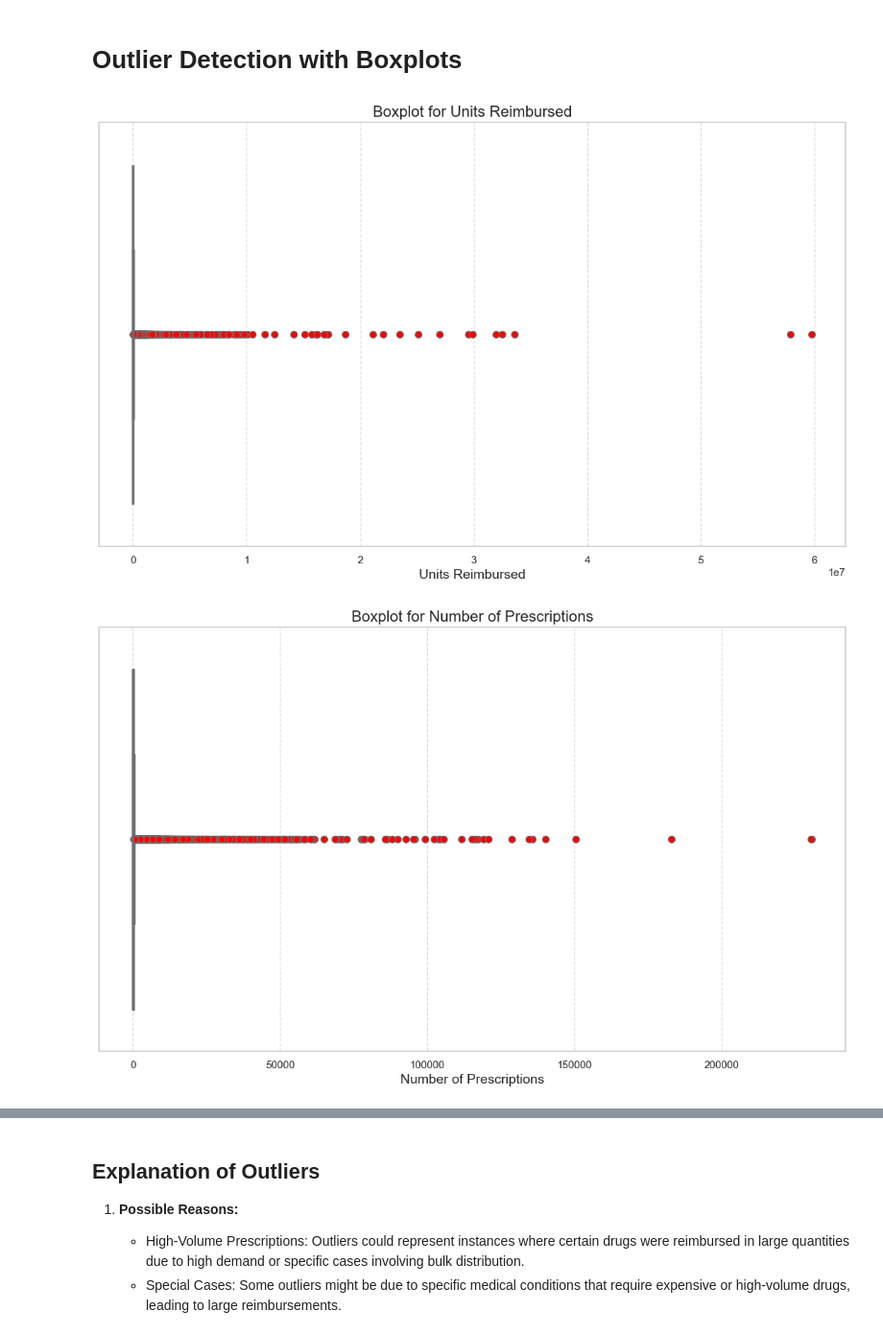
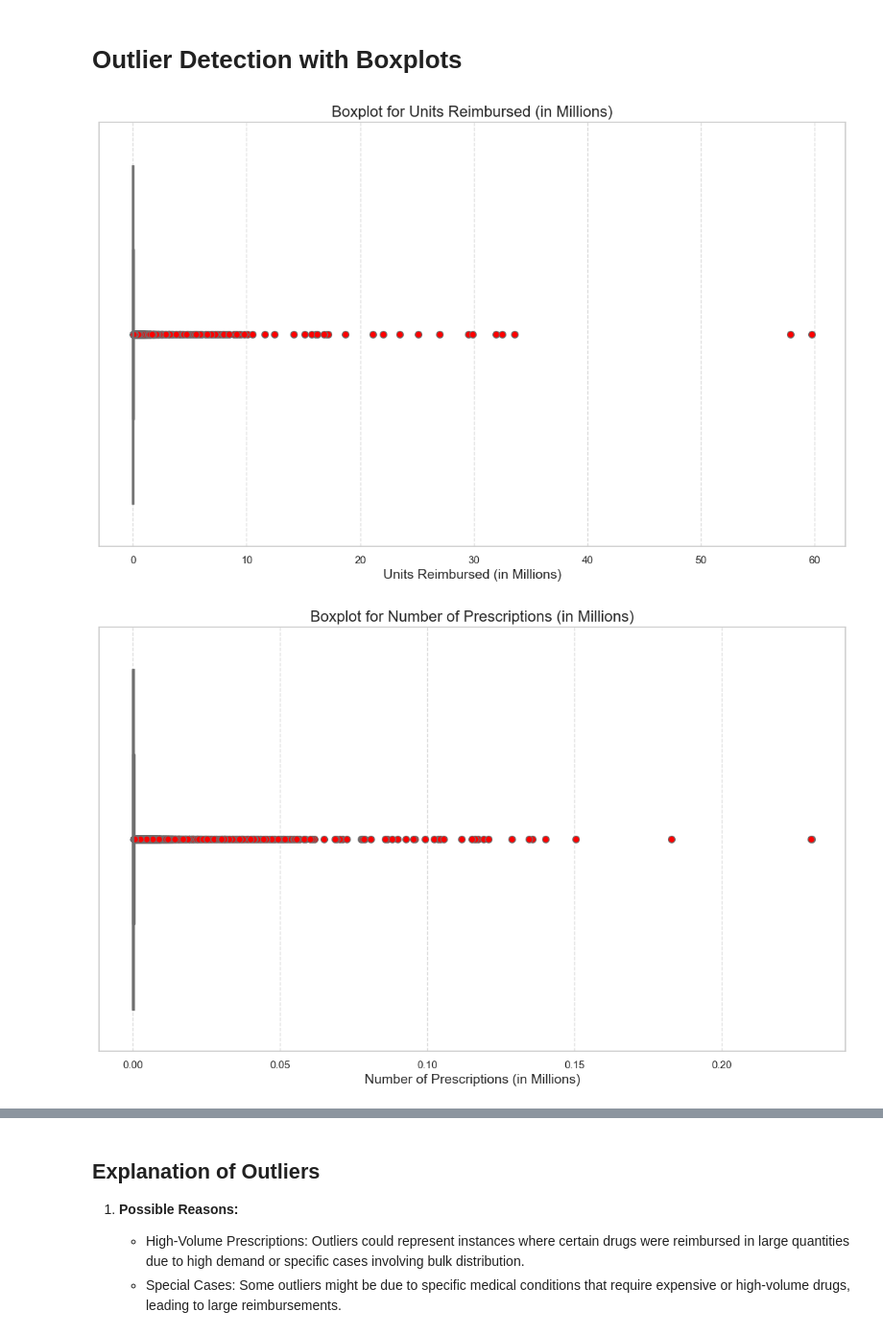
Before and after one commit to thaychansy/medicaid_drug_ultilization_analysis, a Jupyter notebook: medicaid_drug_utilization_analysis.ipynb, the cells around one changed output, grey strips where cells are left out. Shown: that part at 96% size. Saved outputs shown, nothing was run; the diff lists cells and outputs as text; code cells hidden in the pictures.

```diff
--- a/medicaid_drug_utilization_analysis.ipynb
+++ b/medicaid_drug_utilization_analysis.ipynb
@@ -257,20 +257,28 @@ plt.show()
 # Outlier Detection with Boxplots
 # %%
 # Outlier Detection with Boxplots
-# Plot boxplots for key numerical columns to identify outliers
+# Convert numerical columns to millions
+def convert_to_millions(df, cols):
+    for col in cols:
+        df[col] = df[col] / 1_000_000
+    return df
+
+# Update the DataFrame with units in millions
 numerical_cols_to_check = ['Units Reimbursed', 'Number of Prescriptions', 'Total Amount Reimbursed', 'Medicaid Amount Reimbursed', 'Non Medicaid Amount Reimbursed']
+df = convert_to_millions(df, numerical_cols_to_check)
 
+# Plot boxplots for the updated DataFrame
 for col in numerical_cols_to_check:
     plt.figure()
     sns.boxplot(x=df[col], color='lightcoral', linewidth=2.5, flierprops={'marker': 'o', 'markerfacecolor': 'red', 'markersize': 7, 'linestyle': 'none'})
-    plt.title(f'Boxplot for {col}', fontsize=16)
-    plt.xlabel(col, fontsize=14)
+    plt.title(f'Boxplot for {col} (in Millions)', fontsize=16)
+    plt.xlabel(f'{col} (in Millions)', fontsize=14)
     plt.grid(axis='x', linestyle='--', alpha=0.7)
 
     # Save the plot in the images folder with a descriptive filename
     plt.savefig(f'images/boxplot_{col.replace(" ", "_").lower()}.png')
 
     plt.show()
 # %% [output]
-[figure, old version]
+[figure, new version]
-[figure, old version]
+[figure, new version]
```
Also changed, not shown: parts of 2 cells of this notebook, 9 other files.
